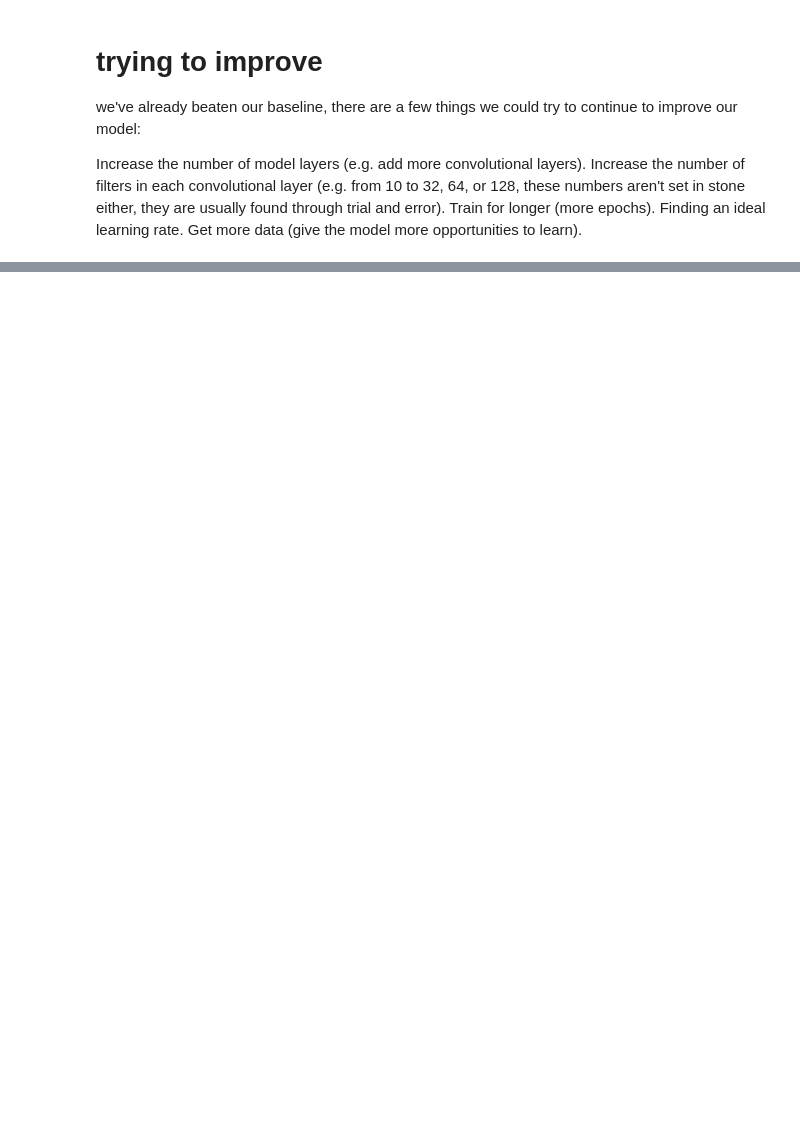
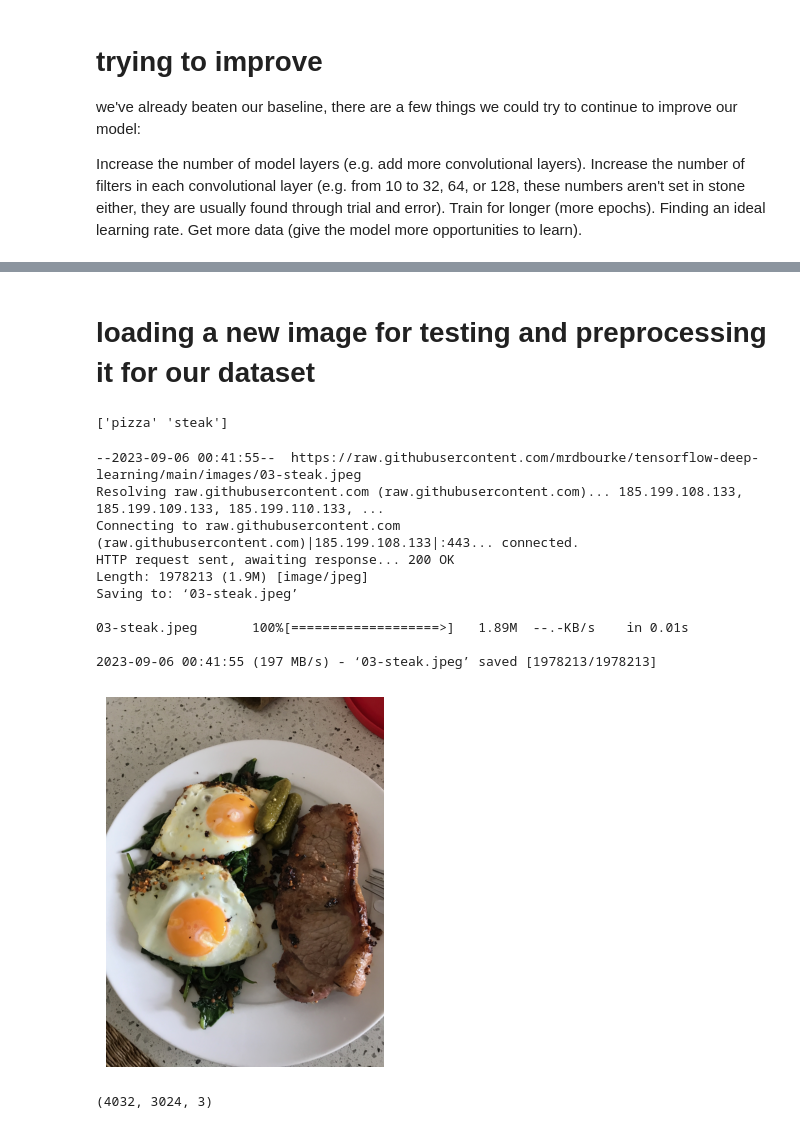
Before and after one commit to issarbhavya/ML, a Jupyter notebook: 03_convolutional_NN_&_computer_vision.ipynb, the cells around one changed output, grey strips where cells are left out. Saved outputs shown, nothing was run; the diff lists cells and outputs as text; code cells hidden in the pictures; blank space fills up the shorter version.

```diff
--- a/03_convolutional_NN_&_computer_vision.ipynb
+++ b/03_convolutional_NN_&_computer_vision.ipynb
@@ -717,0 +721,32 @@ plot_loss_curves(history_nn)
+# %% [markdown]
+# loading a new image for testing and preprocessing it for our dataset
+# %%
+import pathlib
+import numpy as np
+data_dir = pathlib.Path("pizza_steak/train/") # turn our training path into a Python path
+class_names = np.array(sorted([item.name for item in data_dir.glob('*')])) # created a list of class_names from the subdirectories
+print(class_names)
+# %% [output]
+['pizza' 'steak']
+# %%
+# View our example image
+!wget https://raw.githubusercontent.com/mrdbourke/tensorflow-deep-learning/main/images/03-steak.jpeg
+steak = mpimg.imread("03-steak.jpeg")
+plt.imshow(steak)
+plt.axis(False);
+# %% [output]
+--2023-09-06 00:41:55--  https://raw.githubusercontent.com/mrdbourke/tensorflow-deep-learning/main/images/03-steak.jpeg
+Resolving raw.githubusercontent.com (raw.githubusercontent.com)... 185.199.108.133, 185.199.109.133, 185.199.110.133, ...
+Connecting to raw.githubusercontent.com (raw.githubusercontent.com)|185.199.108.133|:443... connected.
+HTTP request sent, awaiting response... 200 OK
+Length: 1978213 (1.9M) [image/jpeg]
+Saving to: ‘03-steak.jpeg’
+
+03-steak.jpeg       100%[===================>]   1.89M  --.-KB/s    in 0.01s
+
+2023-09-06 00:41:55 (197 MB/s) - ‘03-steak.jpeg’ saved [1978213/1978213]
+[figure, added]
+# %%
+steak.shape
+# %% [output]
+(4032, 3024, 3)
```
Also changed, not shown: parts of 34 cells of this notebook.
